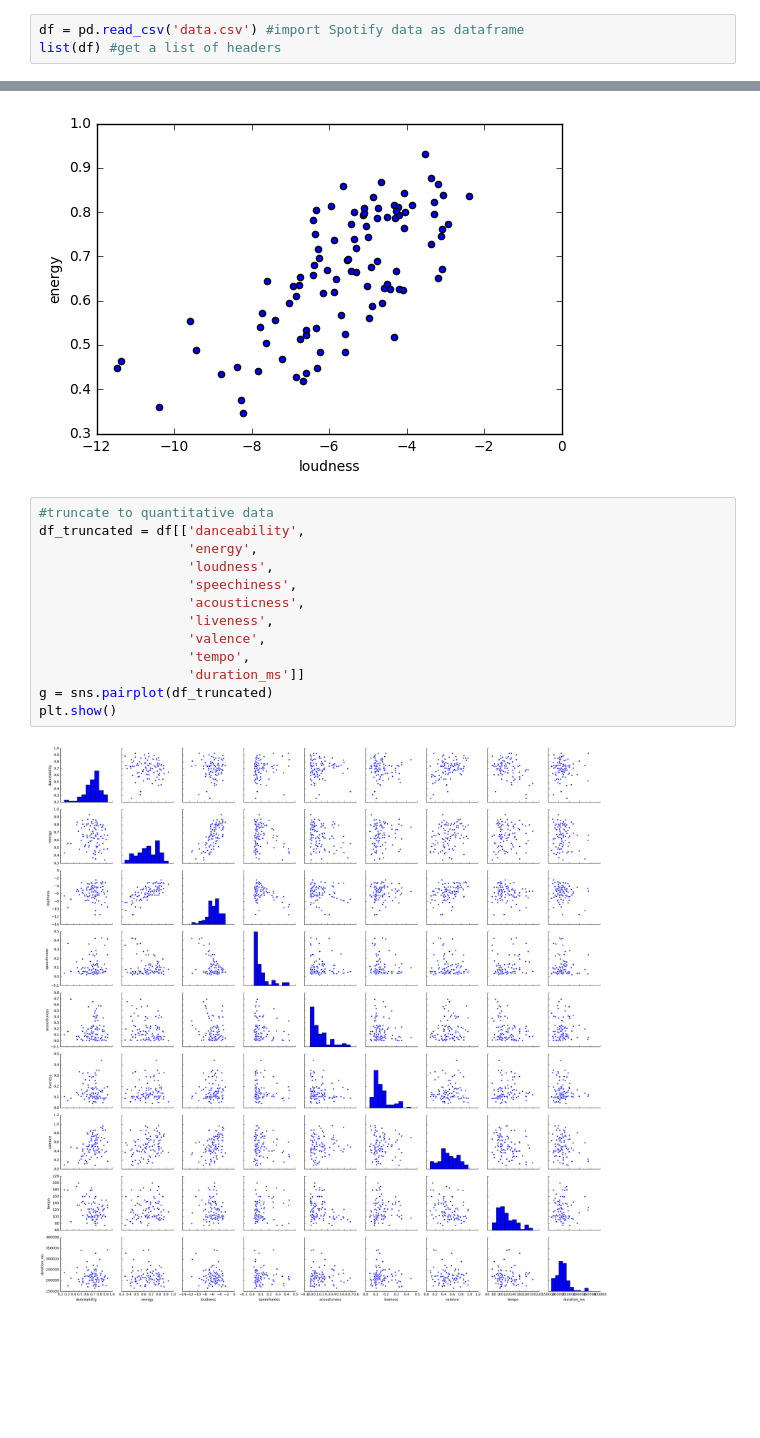
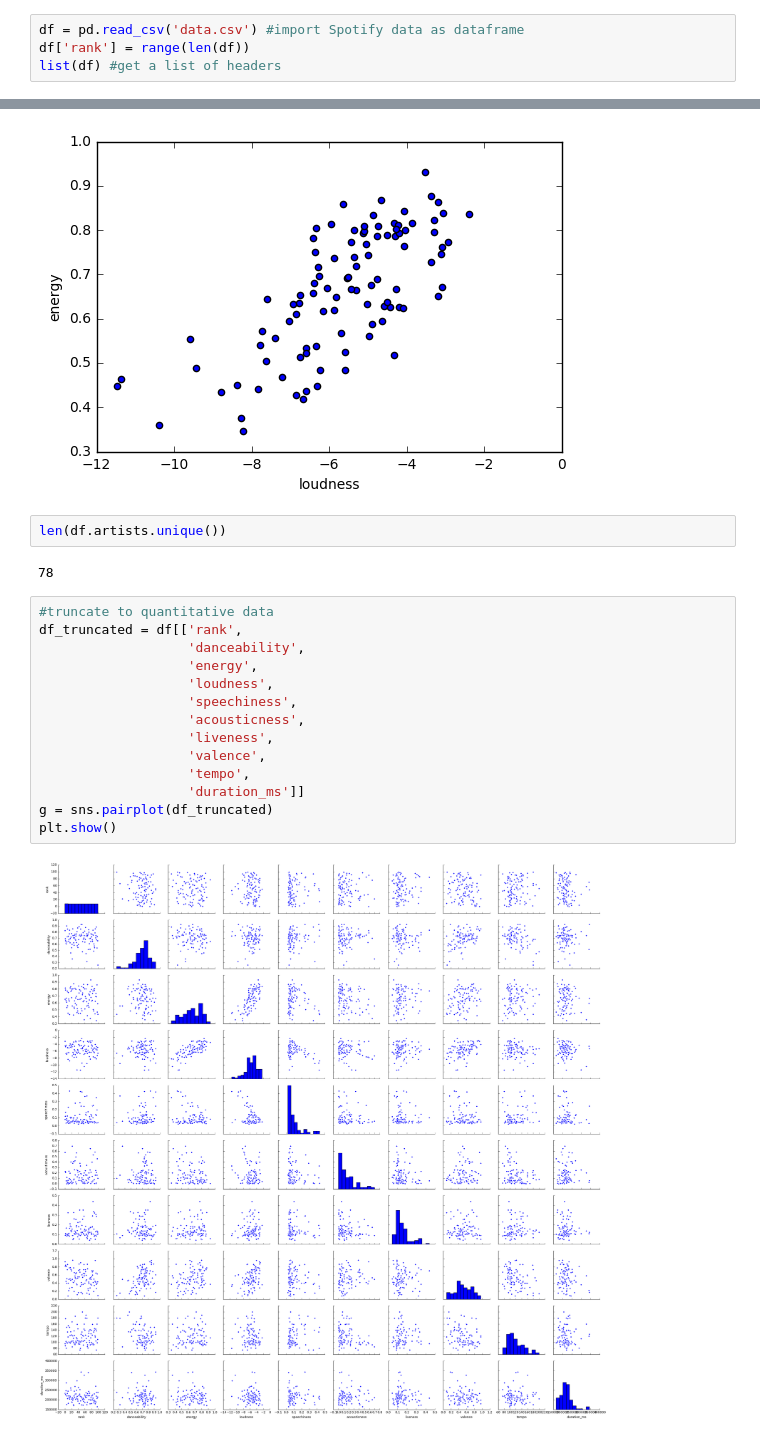
Before and after one commit to niharsidhu/cs3300_project1, a Jupyter notebook: exploratory/initial_exploratory.ipynb, the cells around one changed output, grey strips where cells are left out. Cells and saved outputs as stored; diff of their text form; blank space fills up the shorter version.

Commit message:
Added new feature
Added new features to pairwise plot

```diff
--- a/exploratory/initial_exploratory.ipynb
+++ b/exploratory/initial_exploratory.ipynb
@@ -5,6 +5,7 @@ import pandas as pd
 import matplotlib.pyplot as plt
 # %%
 df = pd.read_csv('data.csv') #import Spotify data as dataframe
+df['rank'] = range(len(df))
 list(df) #get a list of headers
 # %% [output]
 ['id',
@@ -29,18 +31,23 @@ df.plot(kind='scatter', x='loudness', y='energy')
 plt.show()
 # %% [output]
 [figure]
+# %%
+len(df.artists.unique())
+# %% [output]
+78
 # %%
 #truncate to quantitative data
-df_truncated = df[['danceability',
+df_truncated = df[['rank',
+                   'danceability',
                    'energy',
                    'loudness',
                    'speechiness',
                    'acousticness',
                    'liveness',
                    'valence',
                    'tempo',
                    'duration_ms']]
 g = sns.pairplot(df_truncated)
 plt.show()
 # %% [output]
-[figure, old version]
+[figure, new version]
```
Also changed, not shown: parts of 3 cells of this notebook.
